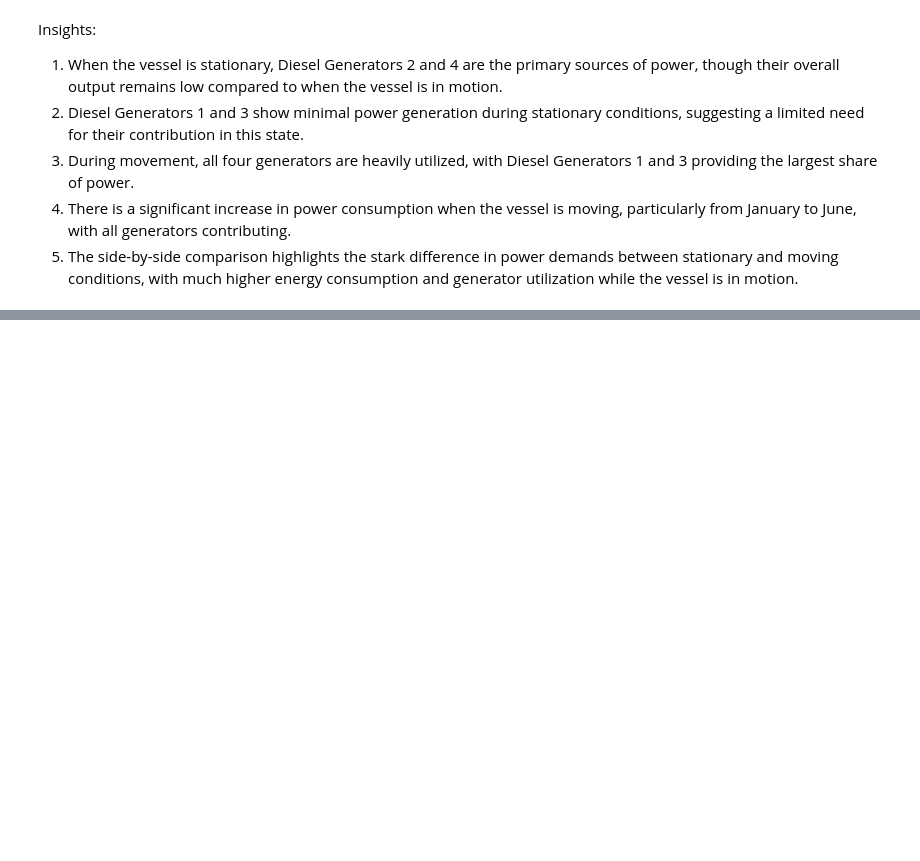
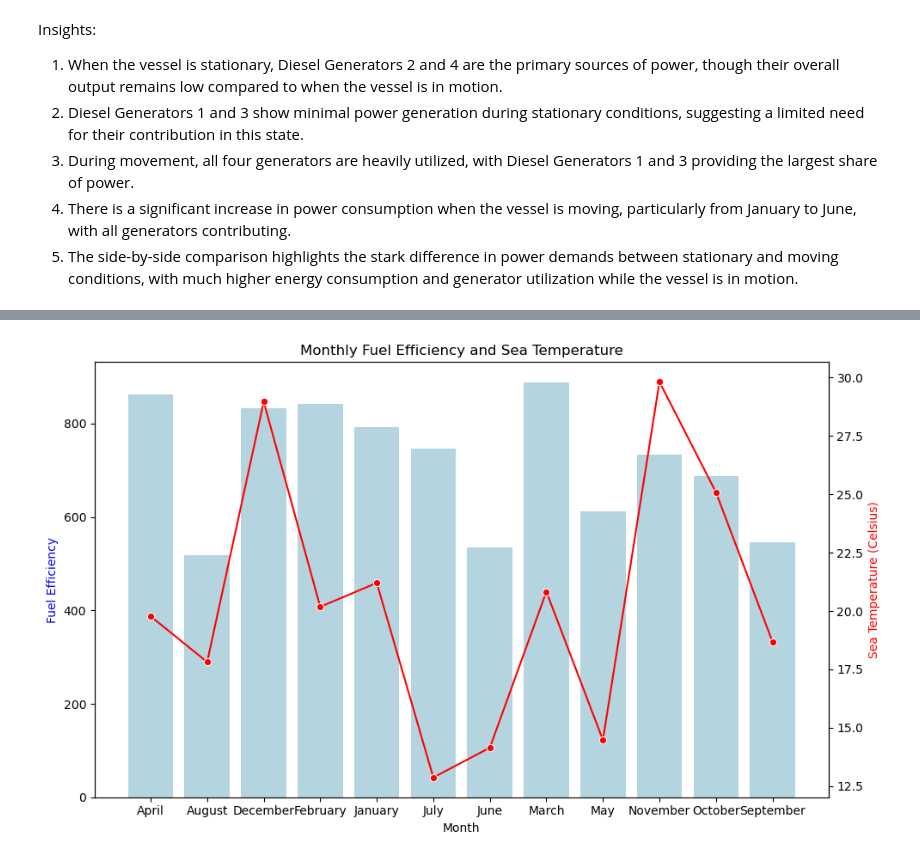
Before and after one commit to keertisuryawanshi/Feet_Energy_Analysis, a Jupyter notebook: TUI_Cruises.ipynb, the cells around one changed output, grey strips where cells are left out. Cells and saved outputs as stored; diff of their text form; code cells hidden in the pictures; blank space fills up the shorter version.

```diff
--- a/TUI_Cruises.ipynb
+++ b/TUI_Cruises.ipynb
@@ -624,4 +624,6 @@ Fixing Null Values
 # %%
 df2 = df2.dropna(subset=['Scrubber Power (MW)'])
 df2 = df2.dropna(subset=['Speed Through Water (knots)'])
+df2 = df2.dropna(subset=['Main Engine 1 Fuel Flow Rate (kg/h)', 'Main Engine 1 Fuel Flow Rate (kg/h)', 'Main Engine 1 Fuel Flow Rate (kg/h)', 'Main Engine 1 Fuel Flow Rate (kg/h)'])
+df2 = df2.dropna(subset=['Diesel Generator 1 Power (MW)','Diesel Generator 2 Power (MW)','Diesel Generator 3 Power (MW)','Diesel Generator 4 Power (MW)','Main Engine 1 Fuel Flow Rate (kg/h)', 'Main Engine 2 Fuel Flow Rate (kg/h)', 'Main Engine 3 Fuel Flow Rate (kg/h)', 'Main Engine 4 Fuel Flow Rate (kg/h)'])
 # %% [markdown]
@@ -983,0 +1033,32 @@ Insights:
+# %%
+import matplotlib.pyplot as plt
+import seaborn as sns
+
+# Create a figure and axis
+fig, ax1 = plt.subplots(figsize=(10, 6))
+
+# Bar plot for Fuel Efficiency
+sns.barplot(x='Month', y='Fuel Efficiency', data=monthly_data, ax=ax1, color='lightblue')
+
+# Create another axis for Sea Temperature
+ax2 = ax1.twinx()
+
+# Line plot for Sea Temperature
+sns.lineplot(x='Month', y='Sea Temperature (Celsius)', data=monthly_data, ax=ax2, color='red', marker='o')
+
+# Set labels
+ax1.set_xlabel('Month')
+ax1.set_ylabel('Fuel Efficiency', color='blue')
+ax2.set_ylabel('Sea Temperature (Celsius)', color='red')
+
+# Rotate x-axis labels for better readability
+plt.xticks(rotation=45)
+
+# Set title
+plt.title('Monthly Fuel Efficiency and Sea Temperature')
+
+# Show plot
+plt.tight_layout()
+plt.show()
+# %% [output]
+[figure, added]
```
Also changed, not shown: parts of 7 cells of this notebook.
